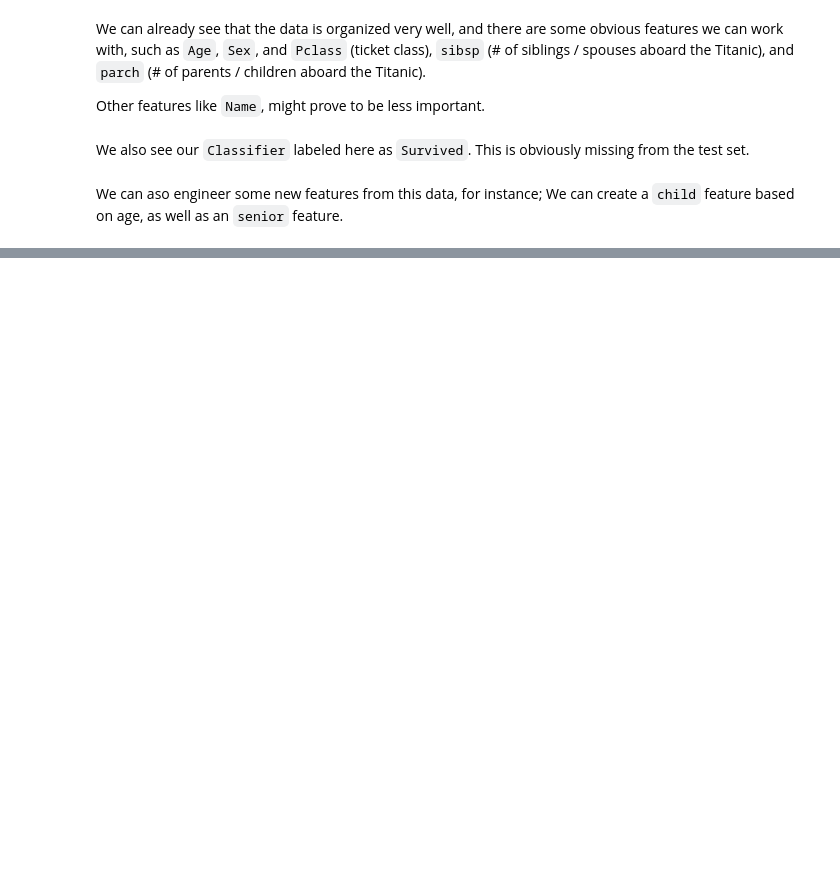
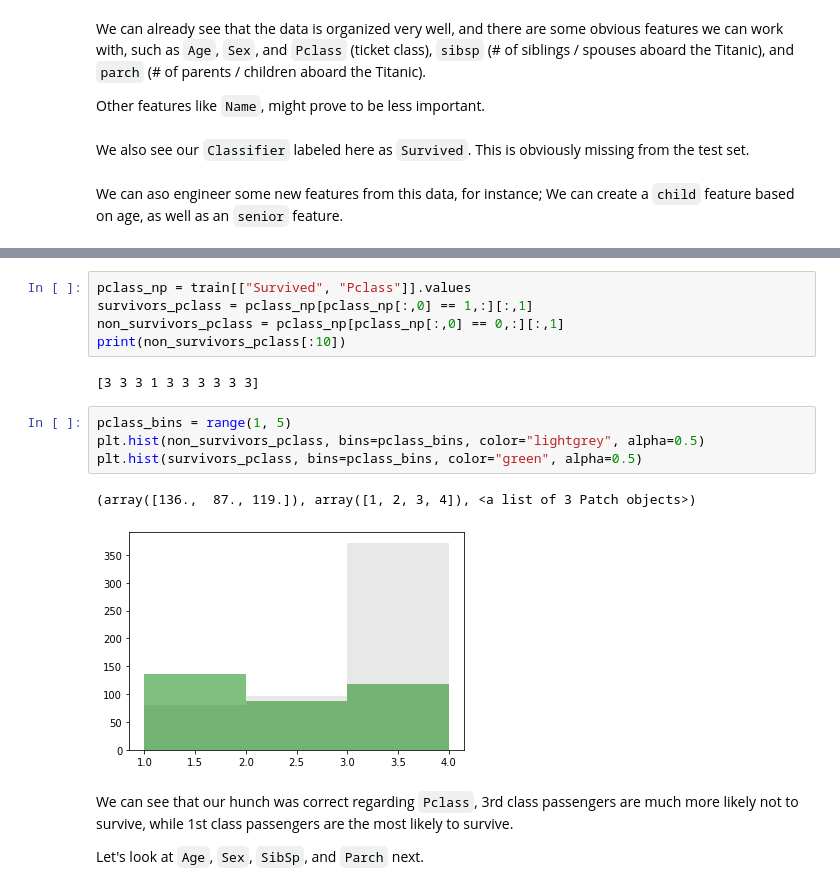
Before and after one commit to typekev/kaggle-titanic, a Jupyter notebook: Kaggle Titanic.ipynb, the cells around one changed output, grey strips where cells are left out. Drawn from its saved outputs; the diff is of its cells as text; blank space fills up the shorter version.

```diff
--- a/Kaggle Titanic.ipynb
+++ b/Kaggle Titanic.ipynb
@@ -70,0 +75,18 @@ We can aso engineer some new features from this data, for instance; We can creat
+# %%
+pclass_np = train[["Survived", "Pclass"]].values
+survivors_pclass = pclass_np[pclass_np[:,0] == 1,:][:,1]
+non_survivors_pclass = pclass_np[pclass_np[:,0] == 0,:][:,1]
+print(non_survivors_pclass[:10])
+# %% [output]
+[3 3 3 1 3 3 3 3 3 3]
+# %%
+pclass_bins = range(1, 5)
+plt.hist(non_survivors_pclass, bins=pclass_bins, color="lightgrey", alpha=0.5)
+plt.hist(survivors_pclass, bins=pclass_bins, color="green", alpha=0.5)
+# %% [output]
+(array([136.,  87., 119.]), array([1, 2, 3, 4]), <a list of 3 Patch objects>)
+[figure, added]
+# %% [markdown]
+We can see that our hunch was correct regarding `Pclass`, 3rd class passengers are much more likely not to survive, while 1st class passengers are the most likely to survive.
+
+Let's look at `Age`, `Sex`, `SibSp`, and `Parch` next.
```
Also changed, not shown: parts of 16 cells of this notebook.
